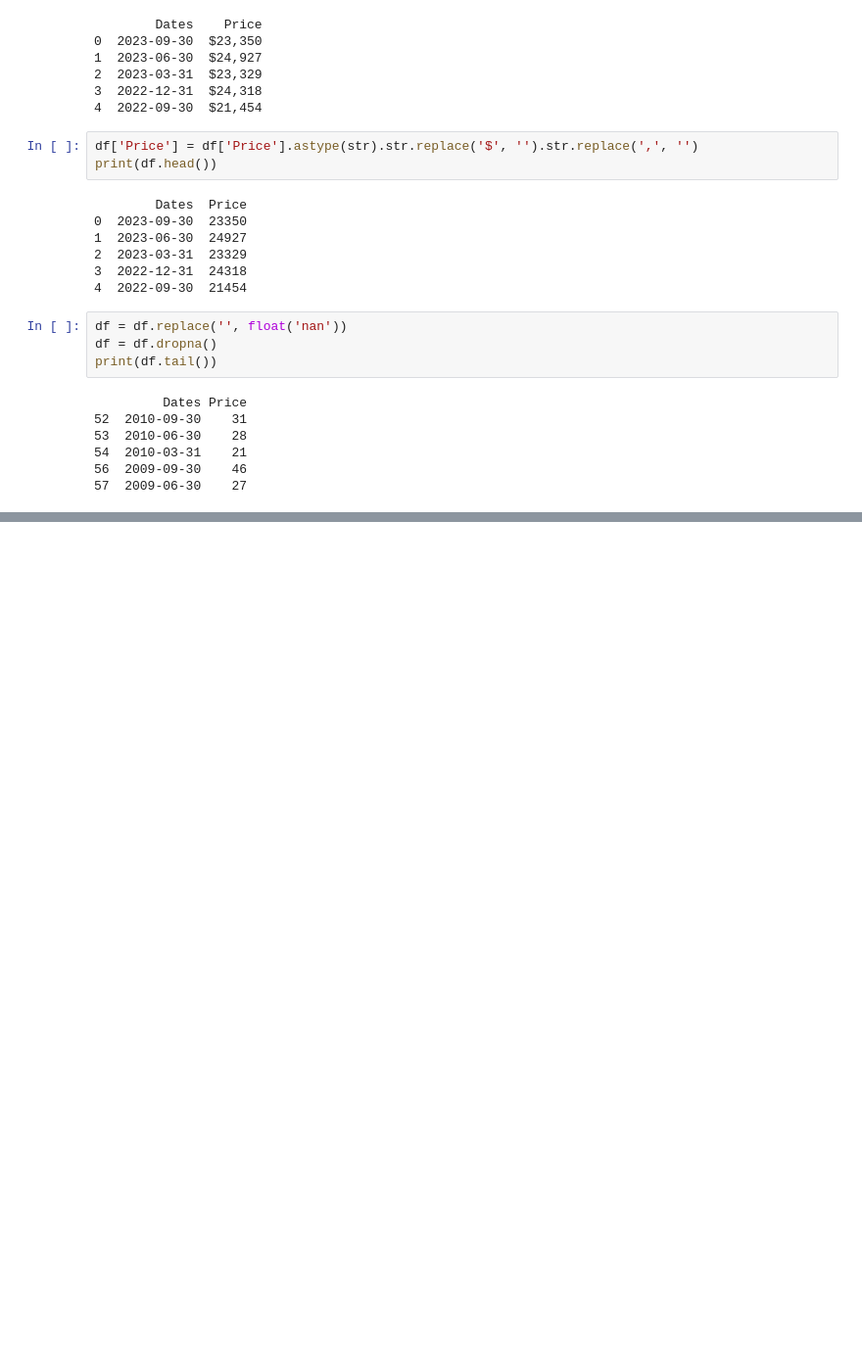
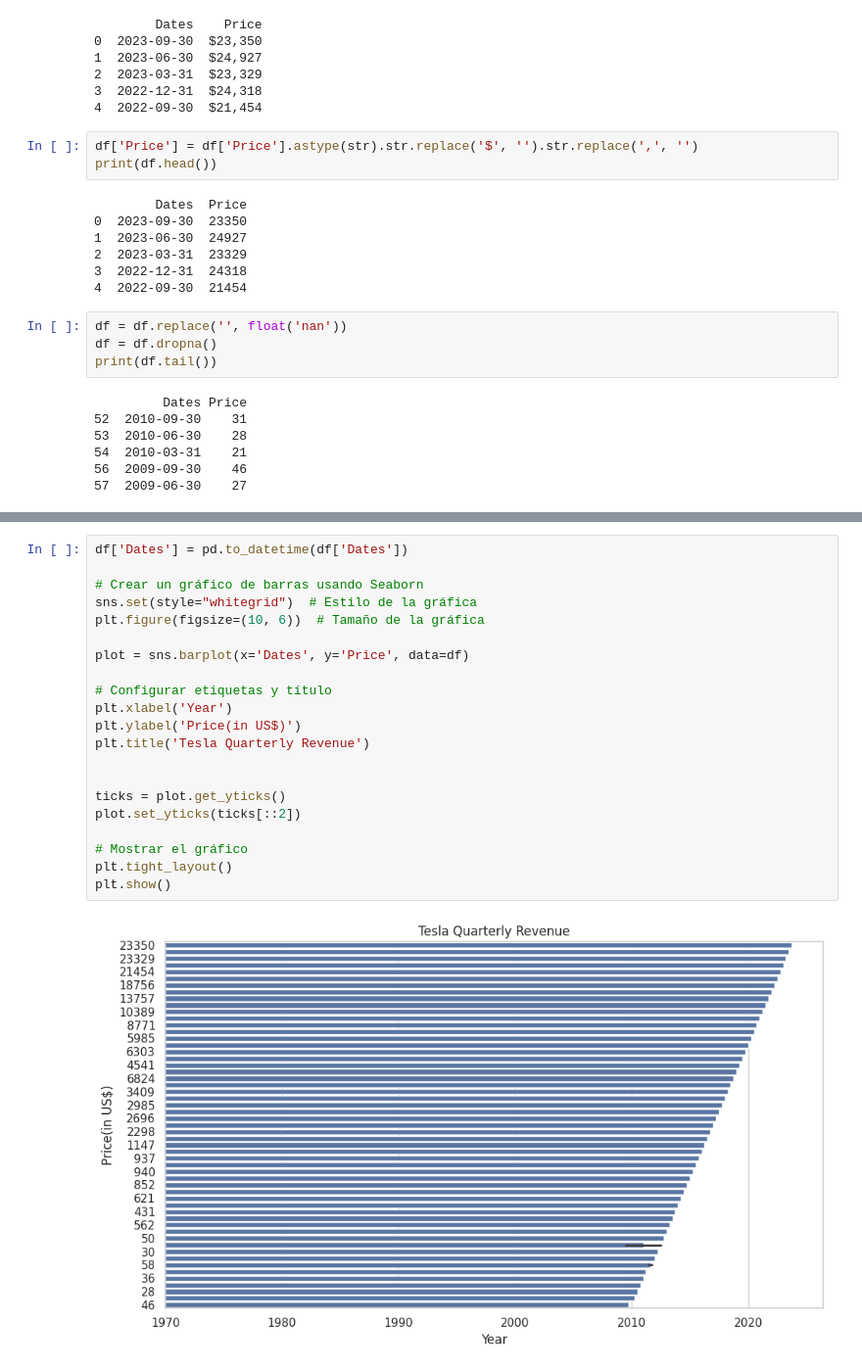
Before and after one commit to Alfonso-wav/web-scraping-project-tutorial, a Jupyter notebook: src/explore.ipynb, the cells around one changed output, grey strips where cells are left out. Shown at 98% size. Drawn from its saved outputs; the diff is of its cells as text; blank space fills up the shorter version.

```diff
--- a/src/explore.ipynb
+++ b/src/explore.ipynb
@@ -173,0 +192,23 @@ df.to_sql('revenue', con)
+# %%
+df['Dates'] = pd.to_datetime(df['Dates'])
+
+# Crear un gráfico de barras usando Seaborn
+sns.set(style="whitegrid")  # Estilo de la gráfica
+plt.figure(figsize=(10, 6))  # Tamaño de la gráfica
+
+plot = sns.barplot(x='Dates', y='Price', data=df)
+
+# Configurar etiquetas y título
+plt.xlabel('Year')
+plt.ylabel('Price(in US$)')
+plt.title('Tesla Quarterly Revenue')
+
+
+ticks = plot.get_yticks()
+plot.set_yticks(ticks[::2])
+
+# Mostrar el gráfico
+plt.tight_layout()
+plt.show()
+# %% [output]
+[figure, added]
```
Also changed, not shown: parts of 5 cells of this notebook.
